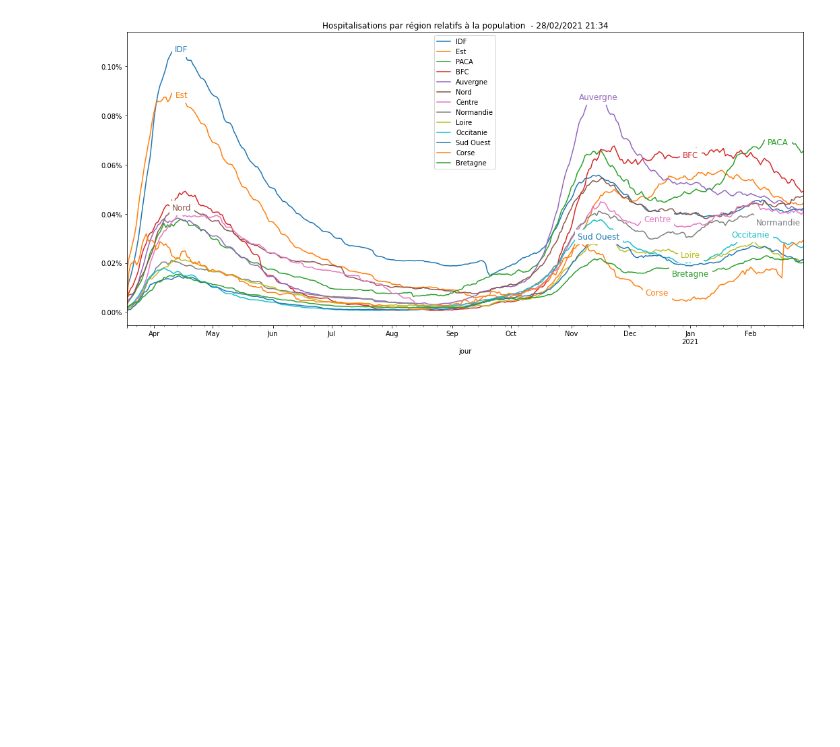
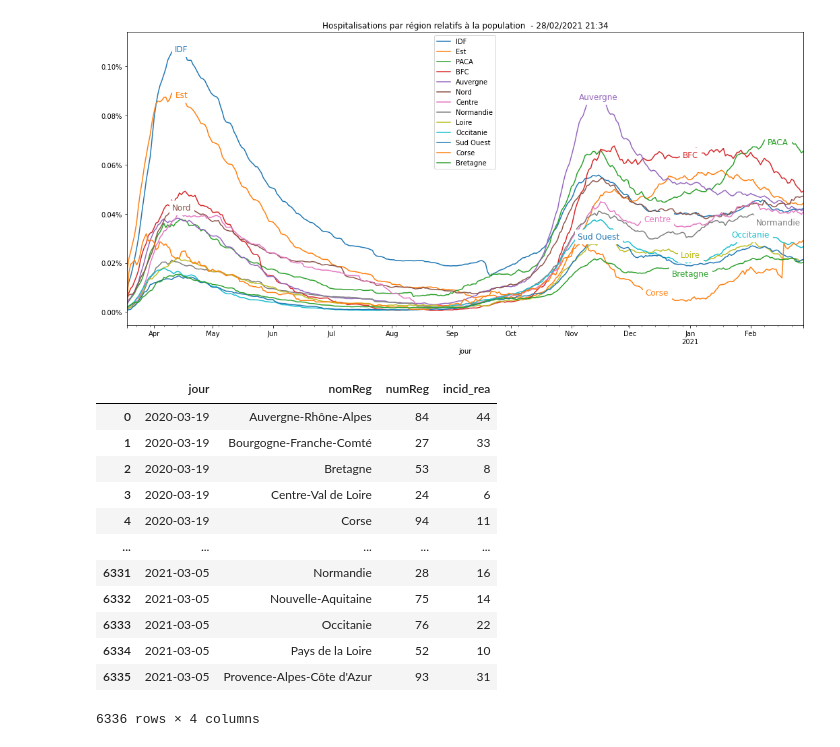
Before and after one commit to fguilleme/deces, a Jupyter notebook: covid-par-region.ipynb, the cells around one changed output. Saved outputs shown, nothing was run; the diff lists cells and outputs as text; code cells hidden in the pictures; blank space fills up the shorter version.

```diff
--- a/covid-par-region.ipynb
+++ b/covid-par-region.ipynb
@@ -335,3 +347,26 @@ plot_par_region("Hospitalisations par région relatifs à la population ",
 # %% [output]
 Population totale = 64915840
 [figure]
+# %%
+import pandas as pd
+import matplotlib.pyplot as plt
+import requests
+from io import StringIO
+url = "https://www.data.gouv.fr/fr/datasets/r/a1466f7f-4ece-4158-a373-f5d4db167eb0"
+req = requests.get(url)
+csv = pd.read_csv(StringIO(req.text), delimiter=';', parse_dates=['jour'])
+csv
+# %% [output]
+|  | jour | nomReg | numReg | incid_rea |
+| 0 | 2020-03-19 | Auvergne-Rhône-Alpes | 84 | 44 |
+| 1 | 2020-03-19 | Bourgogne-Franche-Comté | 27 | 33 |
+| 2 | 2020-03-19 | Bretagne | 53 | 8 |
+| 3 | 2020-03-19 | Centre-Val de Loire | 24 | 6 |
+| 4 | 2020-03-19 | Corse | 94 | 11 |
+| ... | ... | ... | ... | ... |
+| 6331 | 2021-03-05 | Normandie | 28 | 16 |
+| 6332 | 2021-03-05 | Nouvelle-Aquitaine | 75 | 14 |
+| 6333 | 2021-03-05 | Occitanie | 76 | 22 |
+| 6334 | 2021-03-05 | Pays de la Loire | 52 | 10 |
+| 6335 | 2021-03-05 | Provence-Alpes-Côte d'Azur | 93 | 31 |
+6336 rows × 4 columns
```
Also changed, not shown: parts of 4 cells of this notebook, 2 other files.
